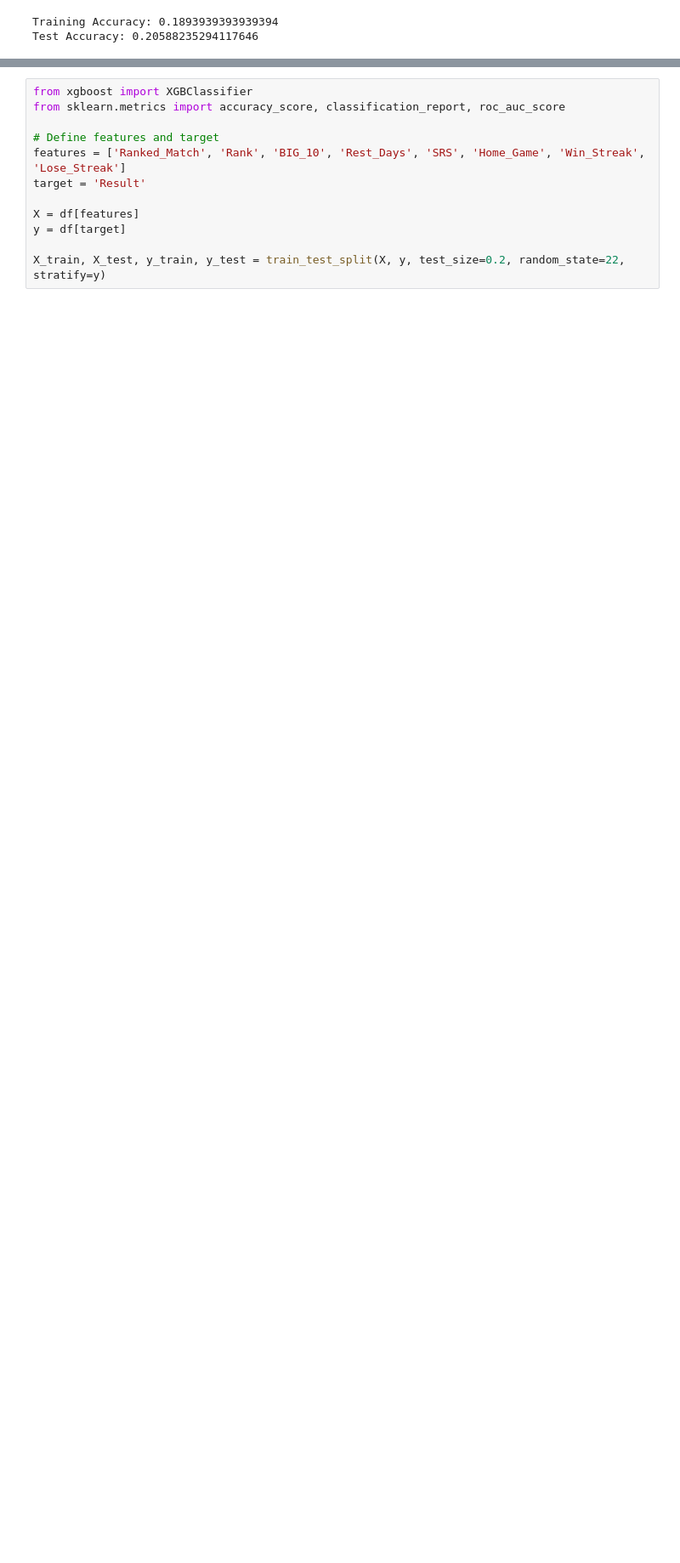
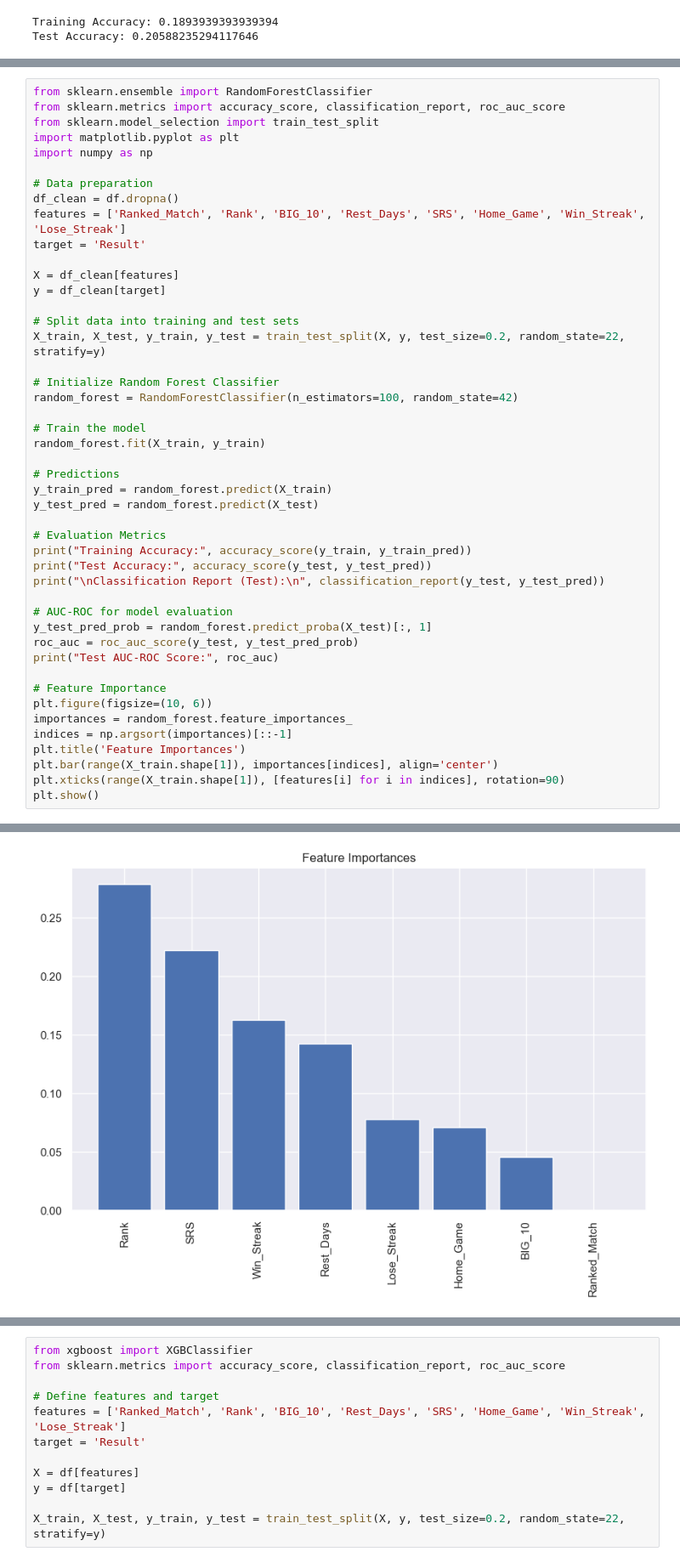
Before and after one commit to UIUC-DSC/team-townies-fa24, a Jupyter notebook: Modeling.ipynb, the cells around one changed output, grey strips where cells are left out. Shown: that part at 85% size. Cells and saved outputs as stored; diff of their text form; blank space fills up the shorter version.

Commit message:
focused on randomforest model, replicated proccesses similar to xgb model

```diff
--- a/Modeling.ipynb
+++ b/Modeling.ipynb
@@ -282,0 +191,47 @@ dtype: object
+# %%
+from sklearn.ensemble import RandomForestClassifier
+from sklearn.metrics import accuracy_score, classification_report, roc_auc_score
+from sklearn.model_selection import train_test_split
+import matplotlib.pyplot as plt
+import numpy as np
+
+# Data preparation
+df_clean = df.dropna()
+features = ['Ranked_Match', 'Rank', 'BIG_10', 'Rest_Days', 'SRS', 'Home_Game', 'Win_Streak', 'Lose_Streak']
+target = 'Result'
+
+X = df_clean[features]
+y = df_clean[target]
+
+# Split data into training and test sets
+X_train, X_test, y_train, y_test = train_test_split(X, y, test_size=0.2, random_state=22, stratify=y)
+
+# Initialize Random Forest Classifier
+random_forest = RandomForestClassifier(n_estimators=100, random_state=42)
+
+# Train the model
+random_forest.fit(X_train, y_train)
+
+# Predictions
+y_train_pred = random_forest.predict(X_train)
+y_test_pred = random_forest.predict(X_test)
+
+# Evaluation Metrics
+print("Training Accuracy:", accuracy_score(y_train, y_train_pred))
+print("Test Accuracy:", accuracy_score(y_test, y_test_pred))
+print("\nClassification Report (Test):\n", classification_report(y_test, y_test_pred))
+
+# AUC-ROC for model evaluation
+y_test_pred_prob = random_forest.predict_proba(X_test)[:, 1]
+roc_auc = roc_auc_score(y_test, y_test_pred_prob)
+print("Test AUC-ROC Score:", roc_auc)
+
+# Feature Importance
+plt.figure(figsize=(10, 6))
+importances = random_forest.feature_importances_
+indices = np.argsort(importances)[::-1]
+plt.title('Feature Importances')
+plt.bar(range(X_train.shape[1]), importances[indices], align='center')
+plt.xticks(range(X_train.shape[1]), [features[i] for i in indices], rotation=90)
+plt.show()
+# %% [output]
@@ -282,0 +252 @@ dtype: object
+[figure, added]
```
Also changed, not shown: parts of 31 cells of this notebook.
